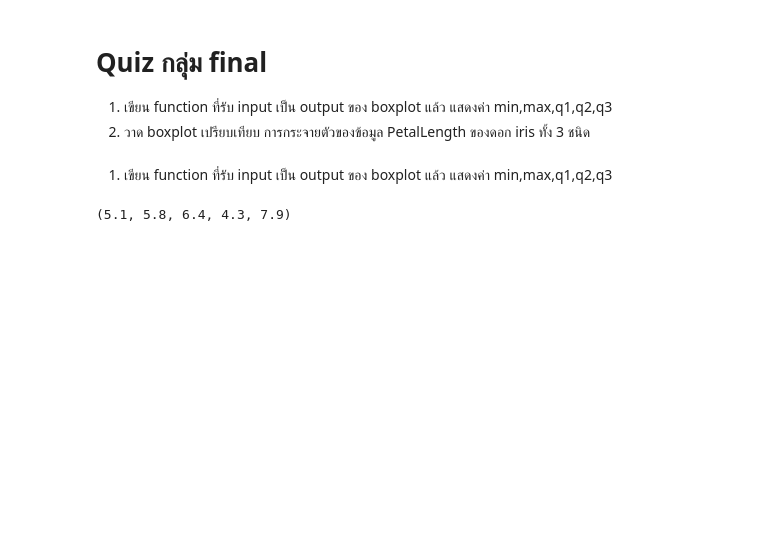
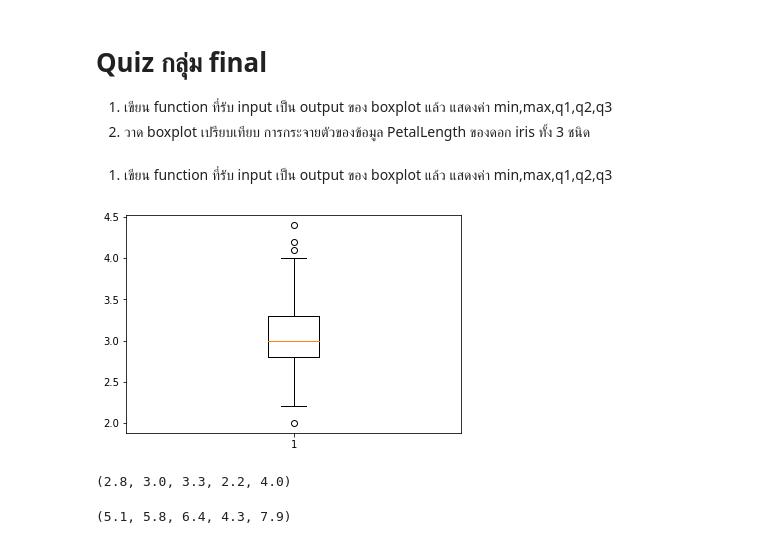
Before and after one commit to proditor002/data_viz_2022, a Jupyter notebook: DataViz02_Data_Distribution.ipynb, the cells around one changed output. Drawn from its saved outputs; the diff is of its cells as text; code cells hidden in the pictures; blank space fills up the shorter version.

```diff
--- a/DataViz02_Data_Distribution.ipynb
+++ b/DataViz02_Data_Distribution.ipynb
@@ -326,3 +326,11 @@ def box_vals(ybp,vert=True) :
+# %%
+x = plt.boxplot(df['SepalWidth'])
+# %% [output]
+[figure, added]
+# %%
+box_vals(x) # q1 = 2.8 q2=3.0 q3=3.3 min = 2.2 max = 4.0
+# %% [output]
+(2.8, 3.0, 3.3, 2.2, 4.0)
 # %%
 box_vals(ybp,vert=False)
 # %% [output]
```
Also changed, not shown: parts of 1 cell of this notebook.
